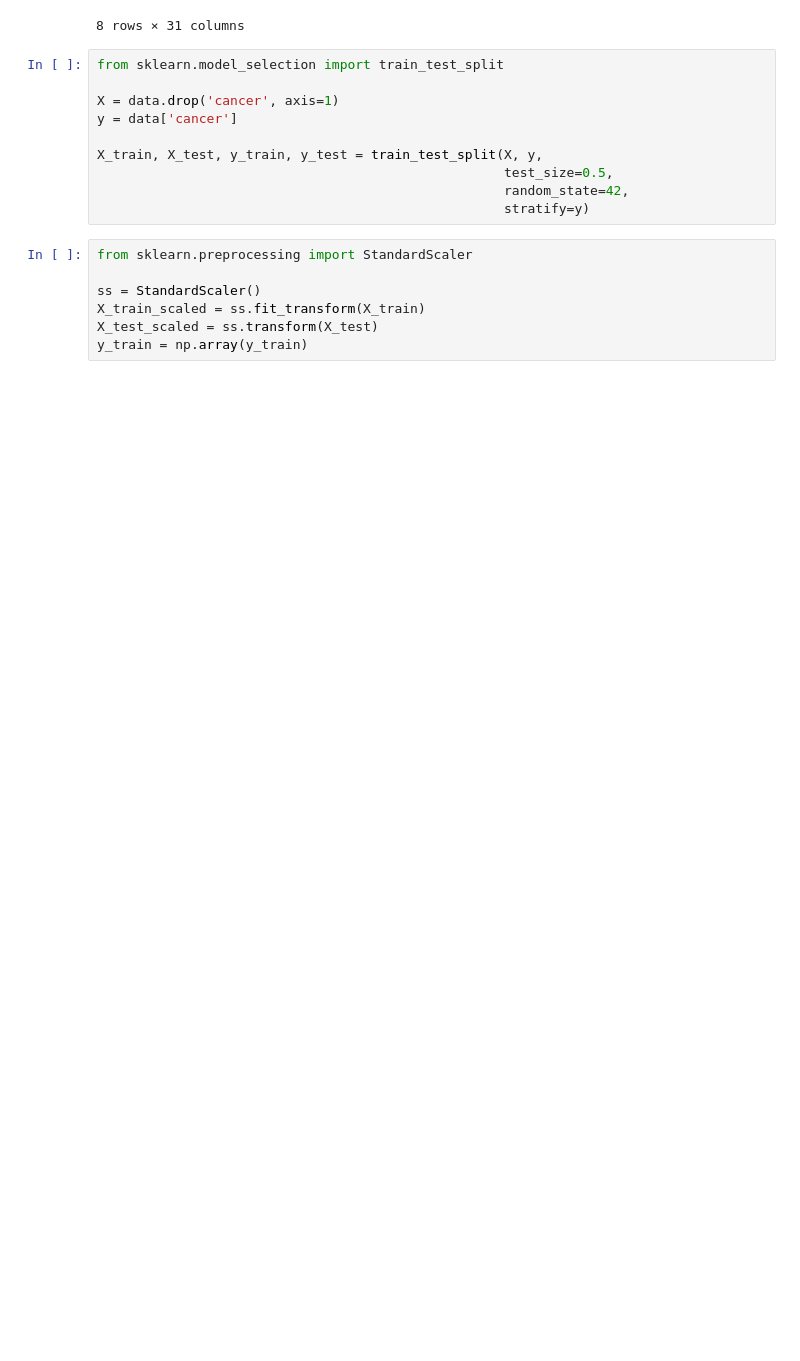
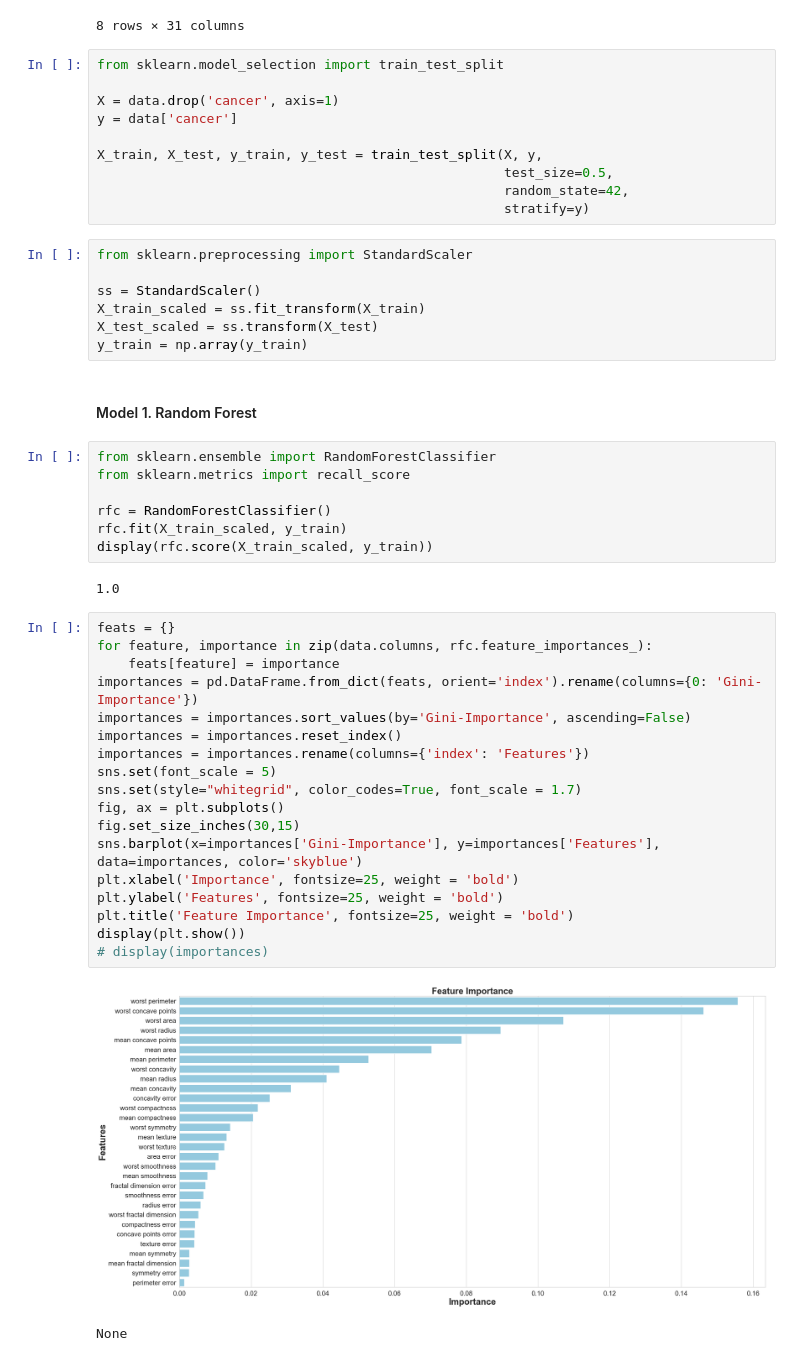
Before and after one commit to ayurckov/breast-cancer, a Jupyter notebook: main.ipynb, the cells around one changed output. Saved outputs shown, nothing was run; the diff lists cells and outputs as text; blank space fills up the shorter version.

Commit message:
add feature importance

```diff
--- a/main.ipynb
+++ b/main.ipynb
@@ -88,3 +88,35 @@ ss = StandardScaler()
 X_train_scaled = ss.fit_transform(X_train)
 X_test_scaled = ss.transform(X_test)
 y_train = np.array(y_train)
+# %% [markdown]
+#### Model 1. Random Forest
+# %%
+from sklearn.ensemble import RandomForestClassifier
+from sklearn.metrics import recall_score
+
+rfc = RandomForestClassifier()
+rfc.fit(X_train_scaled, y_train)
+display(rfc.score(X_train_scaled, y_train))
+# %% [output]
+1.0
+# %%
+feats = {}
+for feature, importance in zip(data.columns, rfc.feature_importances_):
+    feats[feature] = importance
+importances = pd.DataFrame.from_dict(feats, orient='index').rename(columns={0: 'Gini-Importance'})
+importances = importances.sort_values(by='Gini-Importance', ascending=False)
+importances = importances.reset_index()
+importances = importances.rename(columns={'index': 'Features'})
+sns.set(font_scale = 5)
+sns.set(style="whitegrid", color_codes=True, font_scale = 1.7)
+fig, ax = plt.subplots()
+fig.set_size_inches(30,15)
+sns.barplot(x=importances['Gini-Importance'], y=importances['Features'], data=importances, color='skyblue')
+plt.xlabel('Importance', fontsize=25, weight = 'bold')
+plt.ylabel('Features', fontsize=25, weight = 'bold')
+plt.title('Feature Importance', fontsize=25, weight = 'bold')
+display(plt.show())
+# display(importances)
+# %% [output]
+[figure, added]
+None
```
